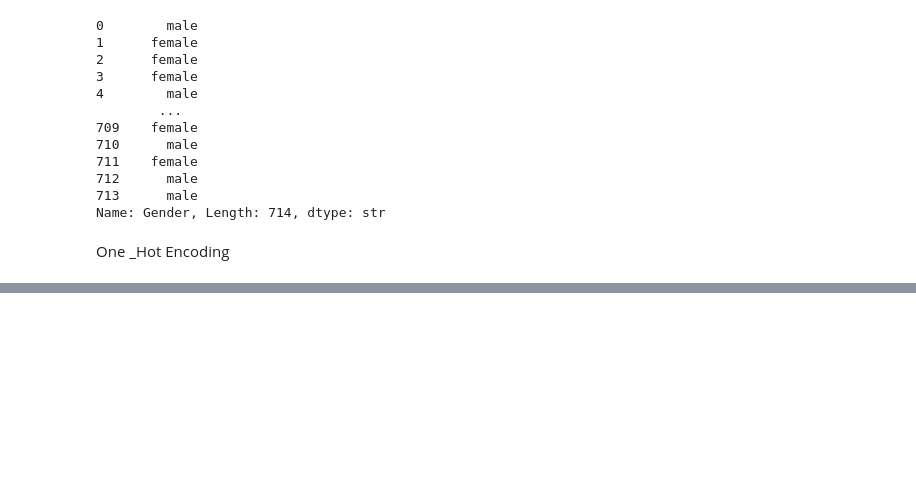
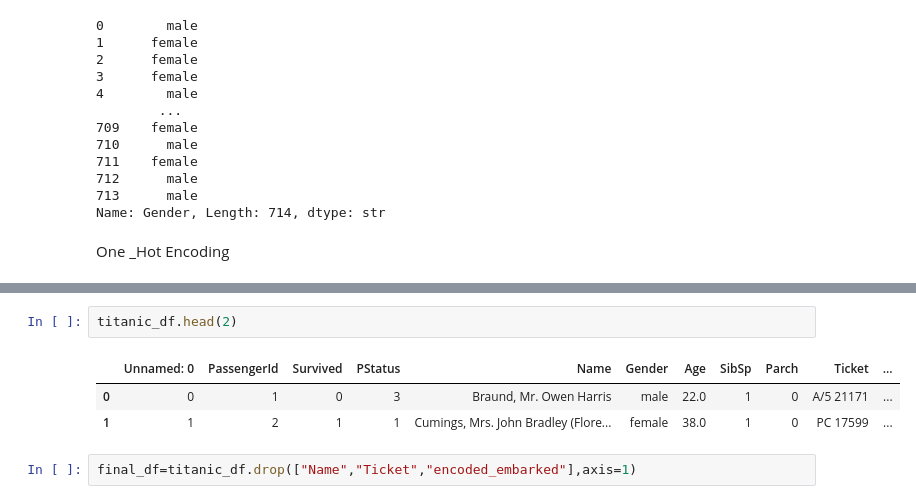
Before and after one commit to abinhyanmikha/Data-Science, a Jupyter notebook: Data preprocessing/day34/Encoding.ipynb, the cells around one changed output, grey strips where cells are left out. Drawn from its saved outputs; the diff is of its cells as text; blank space fills up the shorter version.

```diff
--- a/Data preprocessing/day34/Encoding.ipynb
+++ b/Data preprocessing/day34/Encoding.ipynb
@@ -44,0 +125,8 @@ pd.get_dummies(titanic_df,columns=["Gender","Embarked"], dtype=int).head()
+# %%
+titanic_df.head(2)
+# %% [output]
+|  | Unnamed: 0 | PassengerId | Survived | PStatus | Name | Gender | Age | SibSp | Parch | Ticket | ... |
+| 0 | 0 | 1 | 0 | 3 | Braund, Mr. Owen Harris | male | 22.0 | 1 | 0 | A/5 21171 | ... |
+| 1 | 1 | 2 | 1 | 1 | Cumings, Mrs. John Bradley (Flore... | female | 38.0 | 1 | 0 | PC 17599 | ... |
+# %%
+final_df=titanic_df.drop(["Name","Ticket","encoded_embarked"],axis=1)
```
Also changed, not shown: parts of 20 cells of this notebook, 5 other files.
